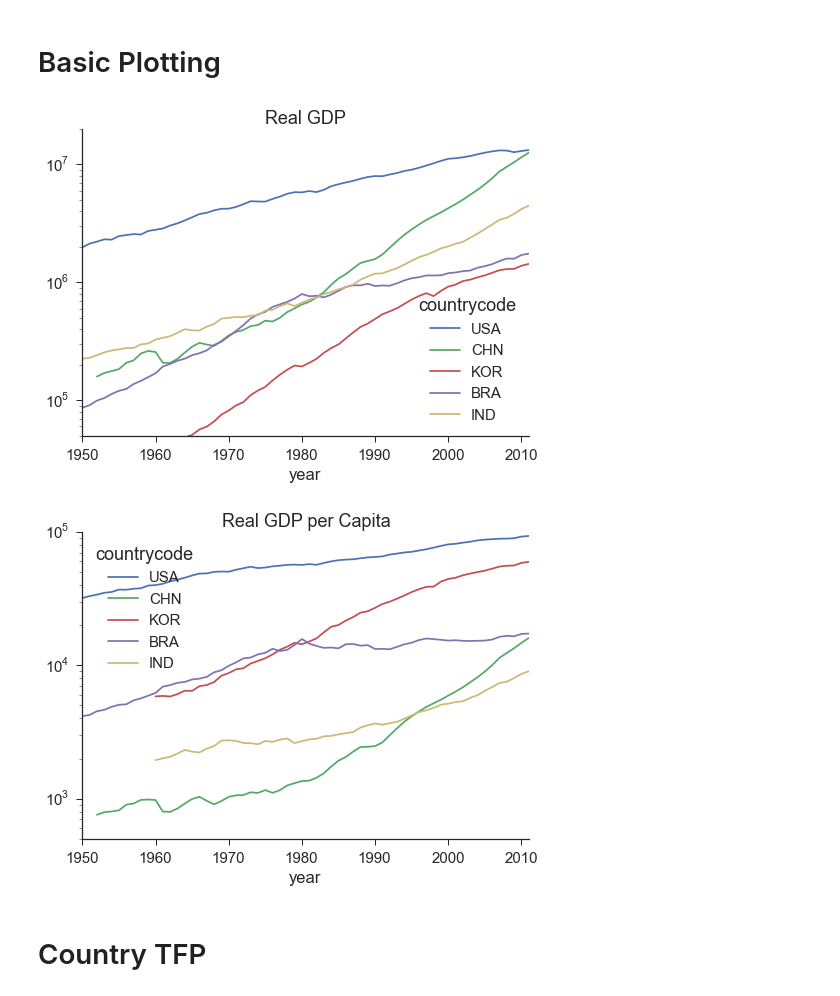
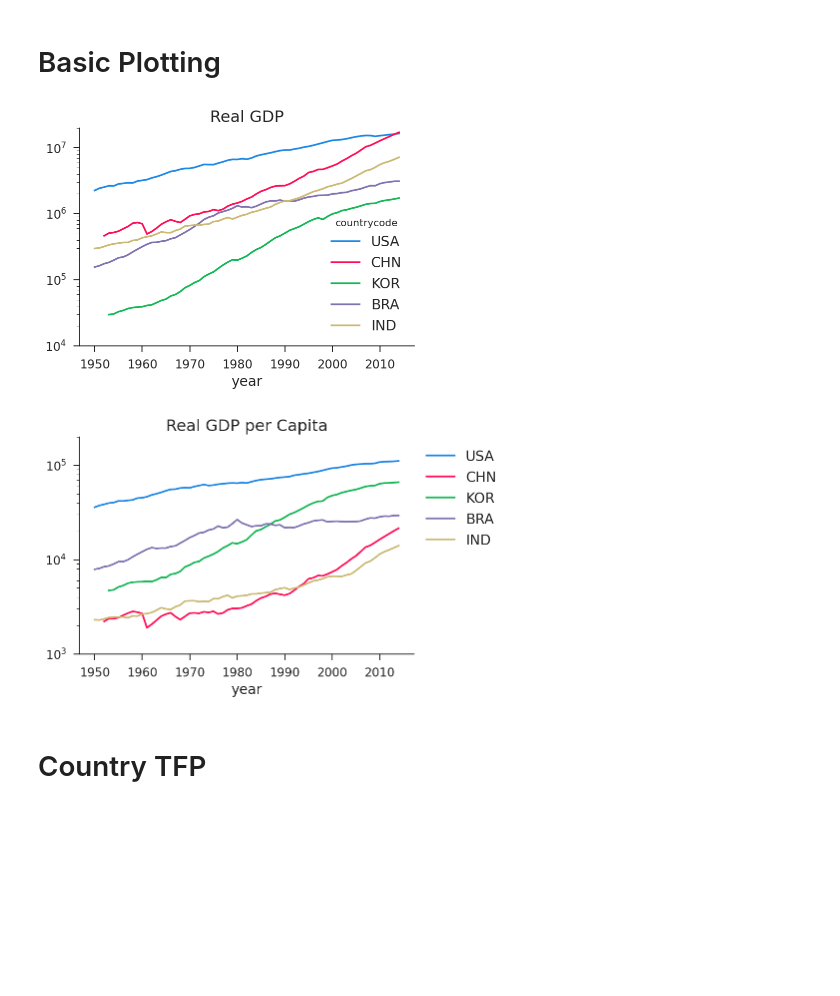
Before and after one commit to iamlemec/data_science, a Jupyter notebook: examples/multi_country.ipynb, the cells around one changed output. Saved outputs shown, nothing was run; the diff lists cells and outputs as text; code cells hidden in the pictures; blank space fills up the shorter version.

```diff
--- a/examples/multi_country.ipynb
+++ b/examples/multi_country.ipynb
@@ -11,5 +7,5 @@ import pandas as pd
-# %%
-# this is not mandatory, but makes graphs look better
-import seaborn as sns
-sns.set_style('ticks')
-sns.set_context('notebook',font_scale=1.5)
+# %%
+# configure matplotlib output
+import matplotlib as mpl
+mpl.style.use('../config/clean.mplstyle') # this loads my personal plotting settings
+%matplotlib inline
@@ -17,6 +16,7 @@ sns.set_context('notebook',font_scale=1.5)
 # Load Data
 # %%
 # load in Penn World Tables
-pwt = pd.read_excel('data/pwt80.xlsx','Data').pivot('year','countrycode')
+pwt0 = pd.read_excel('../data/pwt90.xlsx', sheet_name='Data', engine='openpyxl')
+pwt = pwt0.pivot('year','countrycode')
 # %%
 # choose a set of countries
@@ -25,17 +25,18 @@ country = ['USA','CHN','KOR','BRA','IND']
 # Basic Plotting
 # %%
 # plot the log of real GDP
-pwt['rgdpna'][country].plot(logy=True,title='Real GDP',ylim=(50000,20000000));
-sns.despine(); # optional, removes the top and right axes lines
+sel = pwt['rgdpna'][country]
+sel.plot(logy=True, title='Real GDP', ylim=(1e4, 2e7));
 # %% [output]
-[figure, old version]
+[figure, new version]
 # %%
 # plot the log of real GDP per capita
 rgdp_per = pwt['rgdpna']/pwt['emp']
-rgdp_per[country].plot(logy=True,title='Real GDP per Capita',ylim=(500,100000));
-sns.despine();
+sel = rgdp_per[country]
+ax = sel.plot(logy=True, title='Real GDP per Capita', ylim=(1e3, 2e5))
+ax.legend(bbox_to_anchor=(1, 1)); # put legend on outside
 # %% [output]
-[figure, old version]
+[figure, new version]
 # %% [markdown]
 # Country TFP
 # %%
```
Also changed, not shown: parts of 7 cells of this notebook, 8 other files.
